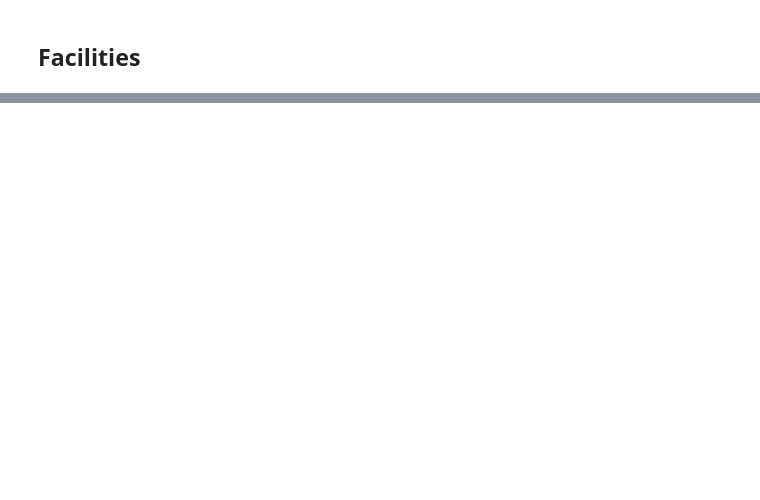
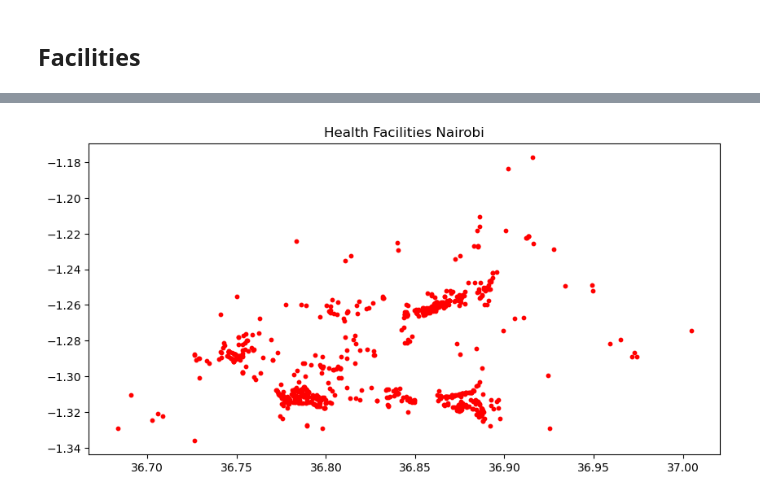
Before and after one commit to Boney-ux/healthcare-accessibility, a Jupyter notebook: notebooks/01_data_preparation.ipynb, the cells around one changed output, grey strips where cells are left out. Saved outputs shown, nothing was run; the diff lists cells and outputs as text; code cells hidden in the pictures; blank space fills up the shorter version.

```diff
--- a/notebooks/01_data_preparation.ipynb
+++ b/notebooks/01_data_preparation.ipynb
@@ -24,0 +80,2 @@ plt.savefig("../outputs/Nairobi.png", dpi=200)
+# %%
+health_facilities = health_facilities.reset_index()
@@ -24,0 +102,6 @@ plt.savefig("../outputs/Nairobi.png", dpi=200)
+# %%
+health_facilities_proj = health_facilities.to_crs(epsg=32737)
+# %%
+health_facilities_proj["geometry"] = health_facilities_proj["geometry"].apply(lambda geom: geom.centroid if geom.geom_type in ["Polygon", "MultiPolygon"] else geom)
+# %%
+health_facilities = health_facilities_proj.to_crs(epsg=4326)
@@ -24,0 +126,8 @@ plt.savefig("../outputs/Nairobi.png", dpi=200)
+# %%
+fig, ax = plt.subplots(figsize = (10,10))
+health_facilities.plot(ax=ax, color="red",markersize=10)
+plt.title("Health Facilities Nairobi")
+plt.savefig("../outputs/medical_facilities.png", dpi=200)
+plt.show()
+# %% [output]
+[figure, added]
```
Also changed, not shown: parts of 35 cells of this notebook, 5 other files.
